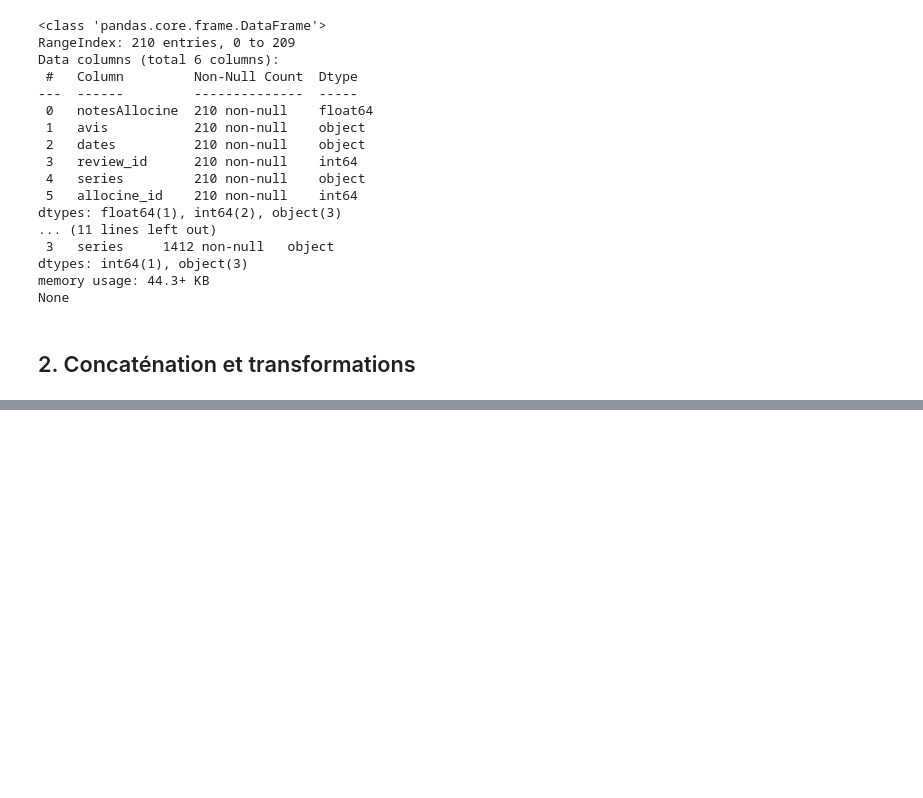
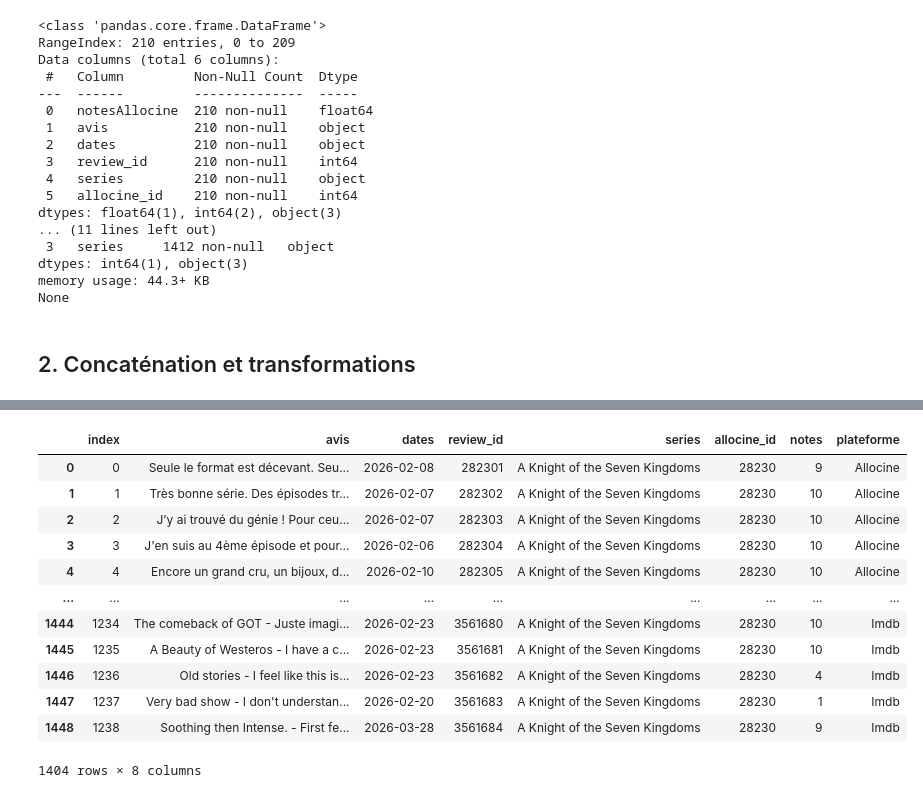
Before and after one commit to clemfouchier/webscrapping-series, a Jupyter notebook: fusion_nettoyage.ipynb, the cells around one changed output, grey strips where cells are left out. Cells and saved outputs as stored; diff of their text form; code cells hidden in the pictures; blank space fills up the shorter version.

```diff
--- a/fusion_nettoyage.ipynb
+++ b/fusion_nettoyage.ipynb
@@ -118,3 +133,19 @@ Name: count, Length: 1622, dtype: int64
+# %%
+df_concat[df_concat['series'] == 'A Knight of the Seven Kingdoms']
+# %% [output]
+|  | index | avis | dates | review_id | series | allocine_id | notes | plateforme |
+| 0 | 0 | Seule le format est décevant. Seu... | 2026-02-08 | 282301 | A Knight of the Seven Kingdoms | 28230 | 9 | Allocine |
+| 1 | 1 | Très bonne série. Des épisodes tr... | 2026-02-07 | 282302 | A Knight of the Seven Kingdoms | 28230 | 10 | Allocine |
+| 2 | 2 | J’y ai trouvé du génie ! Pour ceu... | 2026-02-07 | 282303 | A Knight of the Seven Kingdoms | 28230 | 10 | Allocine |
+| 3 | 3 | J'en suis au 4ème épisode et pour... | 2026-02-06 | 282304 | A Knight of the Seven Kingdoms | 28230 | 10 | Allocine |
+| 4 | 4 | Encore un grand cru, un bijoux, d... | 2026-02-10 | 282305 | A Knight of the Seven Kingdoms | 28230 | 10 | Allocine |
+| ... | ... | ... | ... | ... | ... | ... | ... | ... |
+| 1444 | 1234 | The comeback of GOT - Juste imagi... | 2026-02-23 | 3561680 | A Knight of the Seven Kingdoms | 28230 | 10 | Imdb |
+| 1445 | 1235 | A Beauty of Westeros - I have a c... | 2026-02-23 | 3561681 | A Knight of the Seven Kingdoms | 28230 | 10 | Imdb |
+| 1446 | 1236 | Old stories - I feel like this is... | 2026-02-23 | 3561682 | A Knight of the Seven Kingdoms | 28230 | 4 | Imdb |
+| 1447 | 1237 | Very bad show - I don't understan... | 2026-02-20 | 3561683 | A Knight of the Seven Kingdoms | 28230 | 1 | Imdb |
+| 1448 | 1238 | Soothing then Intense. - First fe... | 2026-03-28 | 3561684 | A Knight of the Seven Kingdoms | 28230 | 9 | Imdb |
+1404 rows × 8 columns
 # %%
 # Export en csv
 display(df_concat.head())
```
Also changed, not shown: parts of 5 cells of this notebook, 2 other files.
